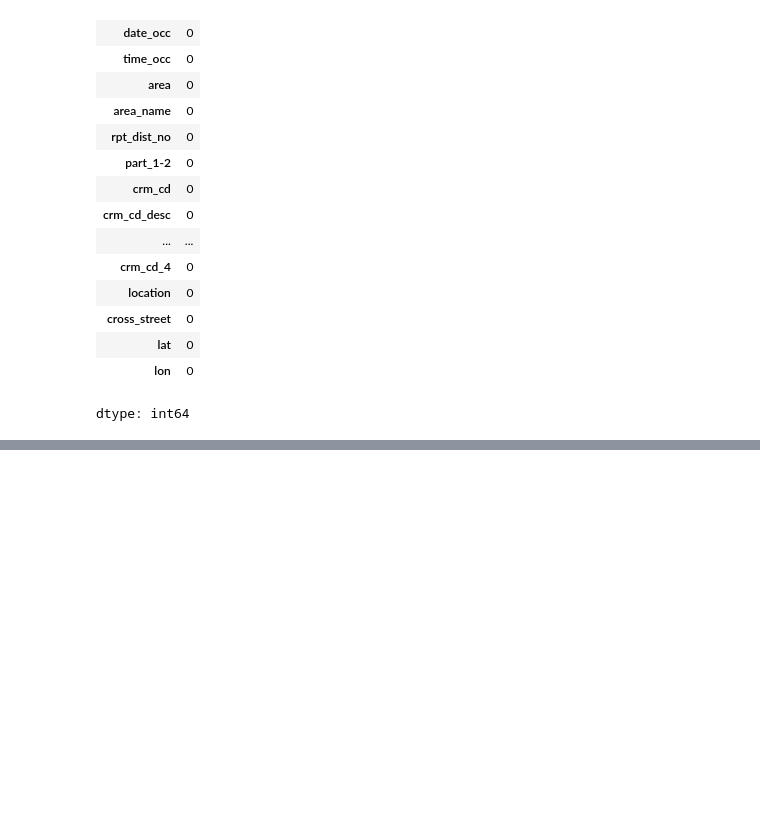
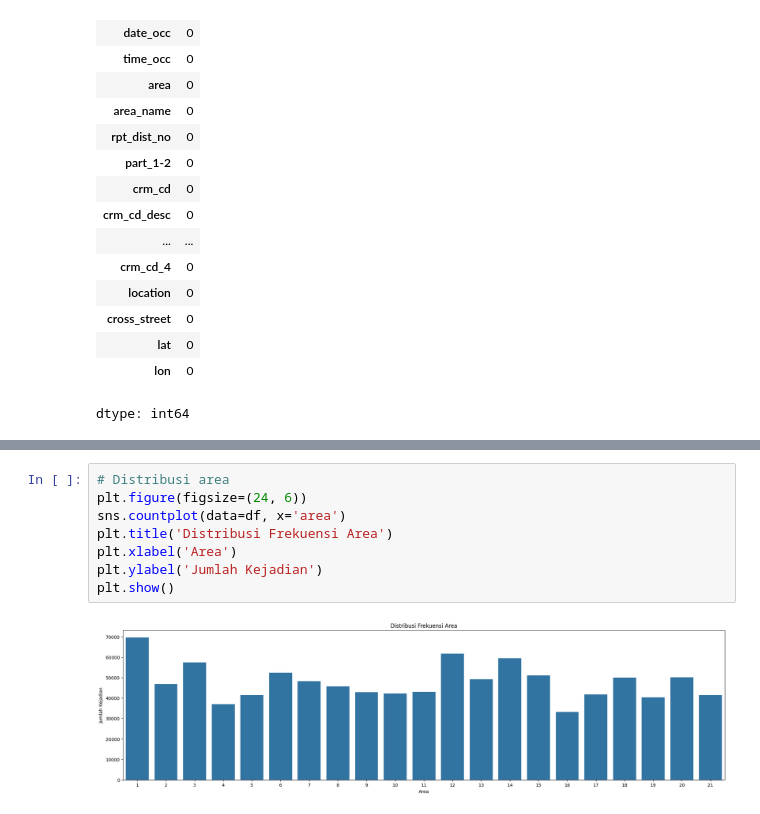
Before and after one commit to randy-ar/gcolab, a Jupyter notebook: Crime_Data_2020_LAPD.ipynb, the cells around one changed output, grey strips where cells are left out. Drawn from its saved outputs; the diff is of its cells as text; blank space fills up the shorter version.

```diff
--- a/Crime_Data_2020_LAPD.ipynb
+++ b/Crime_Data_2020_LAPD.ipynb
@@ -385,0 +654,10 @@ df.to_csv('cleaned_data.csv', index=False)
+# %%
+# Distribusi area
+plt.figure(figsize=(24, 6))
+sns.countplot(data=df, x='area')
+plt.title('Distribusi Frekuensi Area')
+plt.xlabel('Area')
+plt.ylabel('Jumlah Kejadian')
+plt.show()
+# %% [output]
+[figure, added]
```
Also changed, not shown: parts of 75 cells of this notebook.
